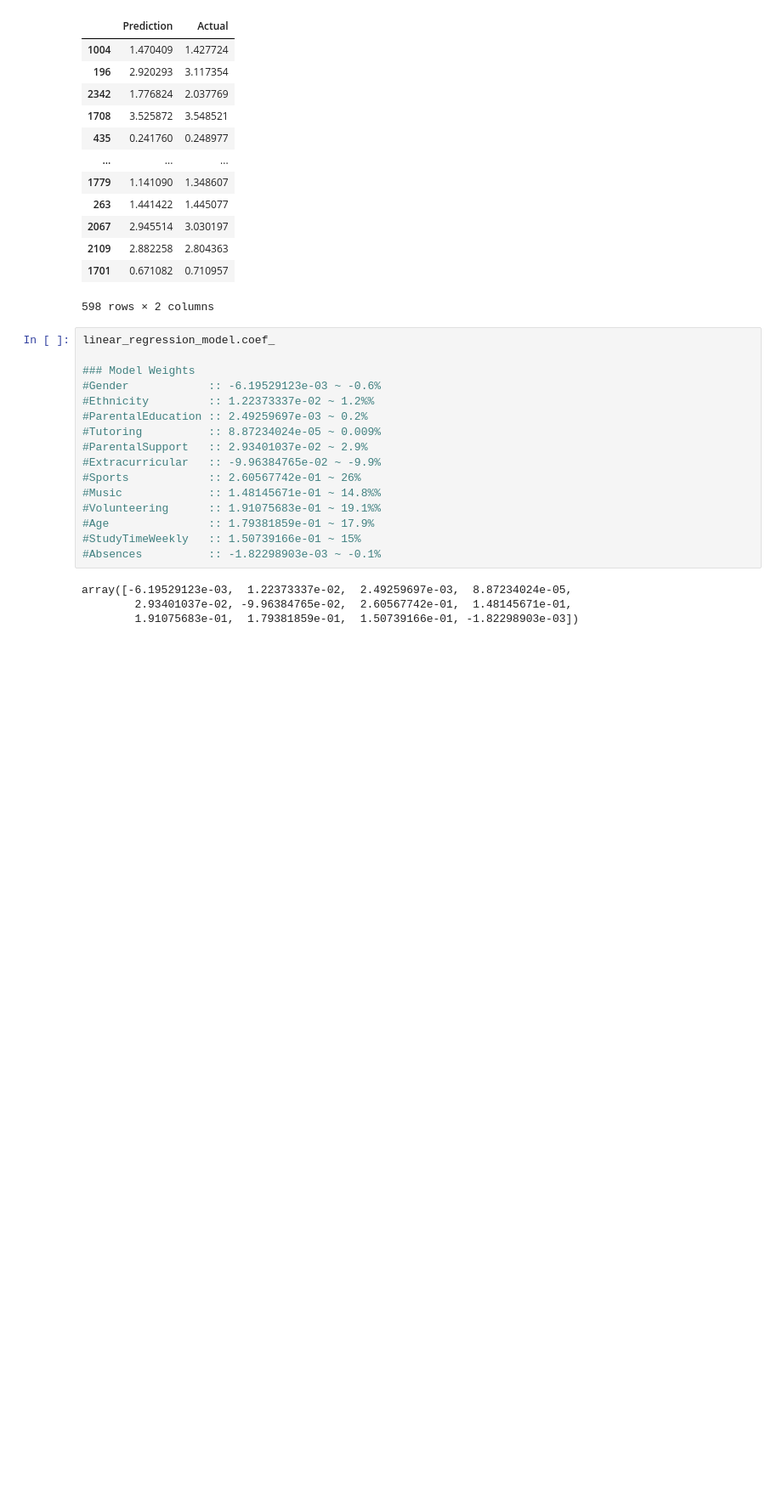
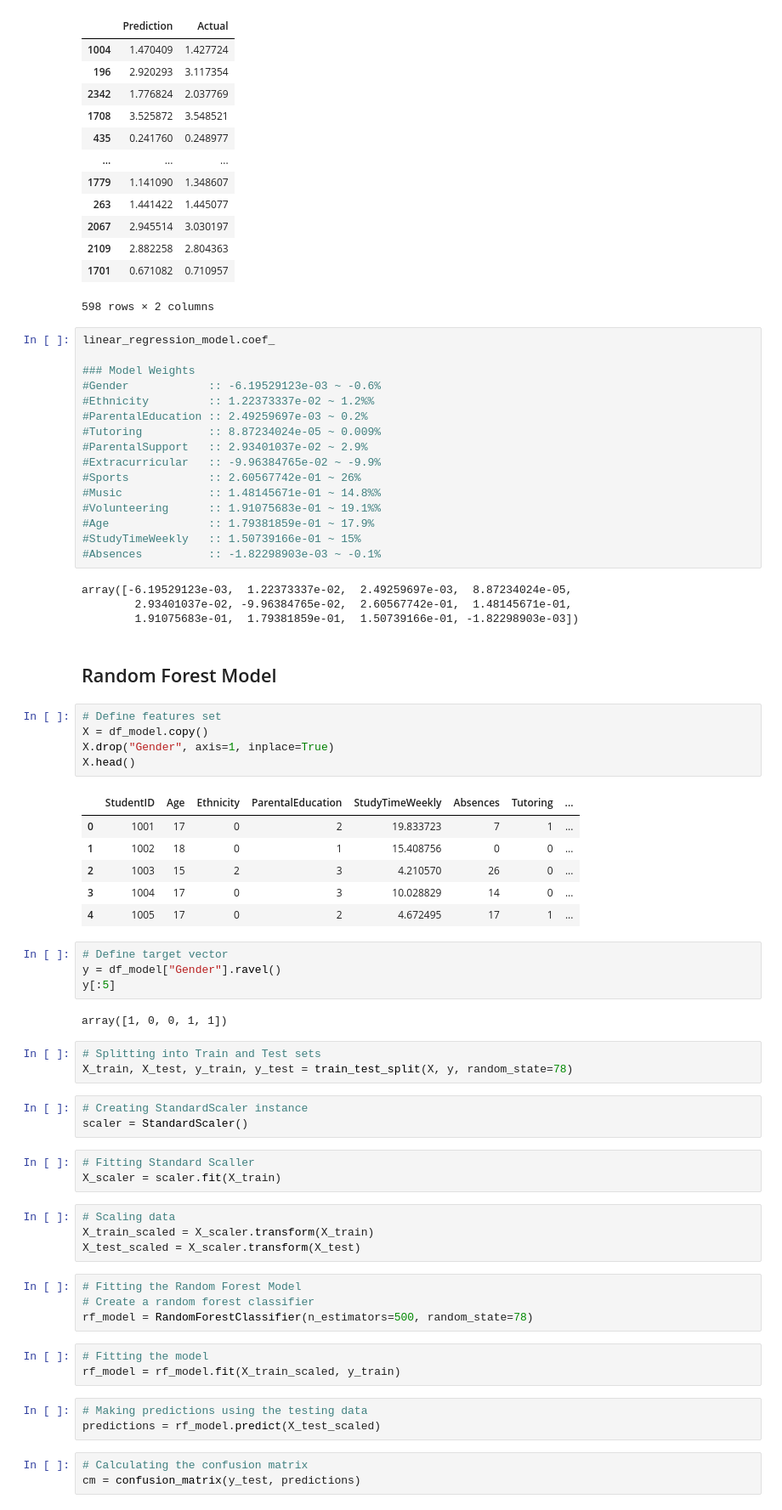
Before and after one commit to ChuckErol/student_performance_predictive_analysis, a Jupyter notebook: project_4.ipynb, the cells around one changed output. Shown at 85% size. Saved outputs shown, nothing was run; the diff lists cells and outputs as text; blank space fills up the shorter version.

Commit message:
random forest

```diff
--- a/project_4.ipynb
+++ b/project_4.ipynb
@@ -266,3 +277,49 @@ linear_regression_model.coef_
 array([-6.19529123e-03,  1.22373337e-02,  2.49259697e-03,  8.87234024e-05,
         2.93401037e-02, -9.96384765e-02,  2.60567742e-01,  1.48145671e-01,
         1.91075683e-01,  1.79381859e-01,  1.50739166e-01, -1.82298903e-03])
+# %% [markdown]
+## Random Forest Model
+# %%
+# Define features set
+X = df_model.copy()
+X.drop("Gender", axis=1, inplace=True)
+X.head()
+# %% [output]
+|  | StudentID | Age | Ethnicity | ParentalEducation | StudyTimeWeekly | Absences | Tutoring | ... |
+| 0 | 1001 | 17 | 0 | 2 | 19.833723 | 7 | 1 | ... |
+| 1 | 1002 | 18 | 0 | 1 | 15.408756 | 0 | 0 | ... |
+| 2 | 1003 | 15 | 2 | 3 | 4.210570 | 26 | 0 | ... |
+| 3 | 1004 | 17 | 0 | 3 | 10.028829 | 14 | 0 | ... |
+| 4 | 1005 | 17 | 0 | 2 | 4.672495 | 17 | 1 | ... |
+# %%
+# Define target vector
+y = df_model["Gender"].ravel()
+y[:5]
+# %% [output]
+array([1, 0, 0, 1, 1])
+# %%
+# Splitting into Train and Test sets
+X_train, X_test, y_train, y_test = train_test_split(X, y, random_state=78)
+# %%
+# Creating StandardScaler instance
+scaler = StandardScaler()
+# %%
+# Fitting Standard Scaller
+X_scaler = scaler.fit(X_train)
+# %%
+# Scaling data
+X_train_scaled = X_scaler.transform(X_train)
+X_test_scaled = X_scaler.transform(X_test)
+# %%
+# Fitting the Random Forest Model
+# Create a random forest classifier
+rf_model = RandomForestClassifier(n_estimators=500, random_state=78)
+# %%
+# Fitting the model
+rf_model = rf_model.fit(X_train_scaled, y_train)
+# %%
+# Making predictions using the testing data
+predictions = rf_model.predict(X_test_scaled)
+# %%
+# Calculating the confusion matrix
+cm = confusion_matrix(y_test, predictions)
```
Also changed, not shown: parts of 16 cells of this notebook.
